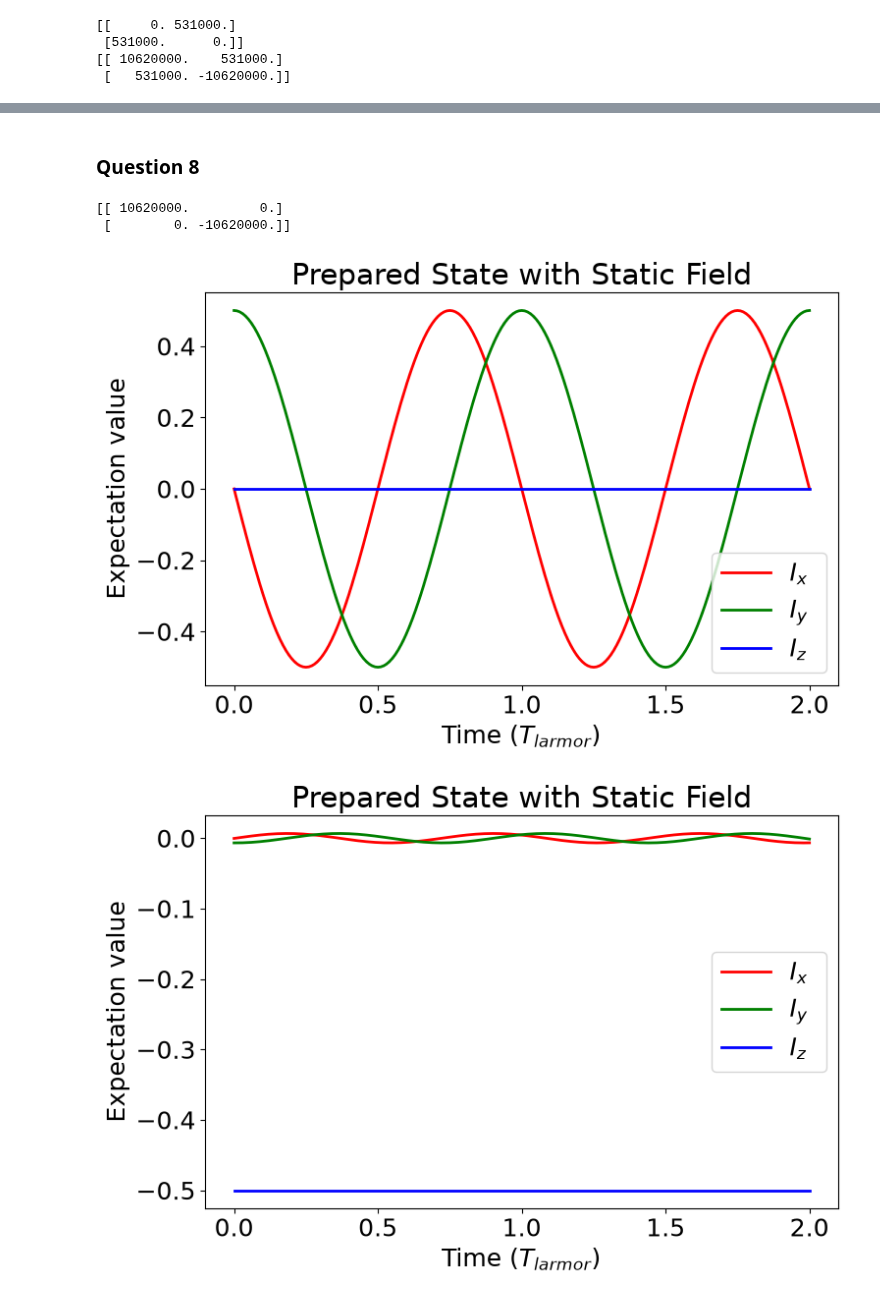
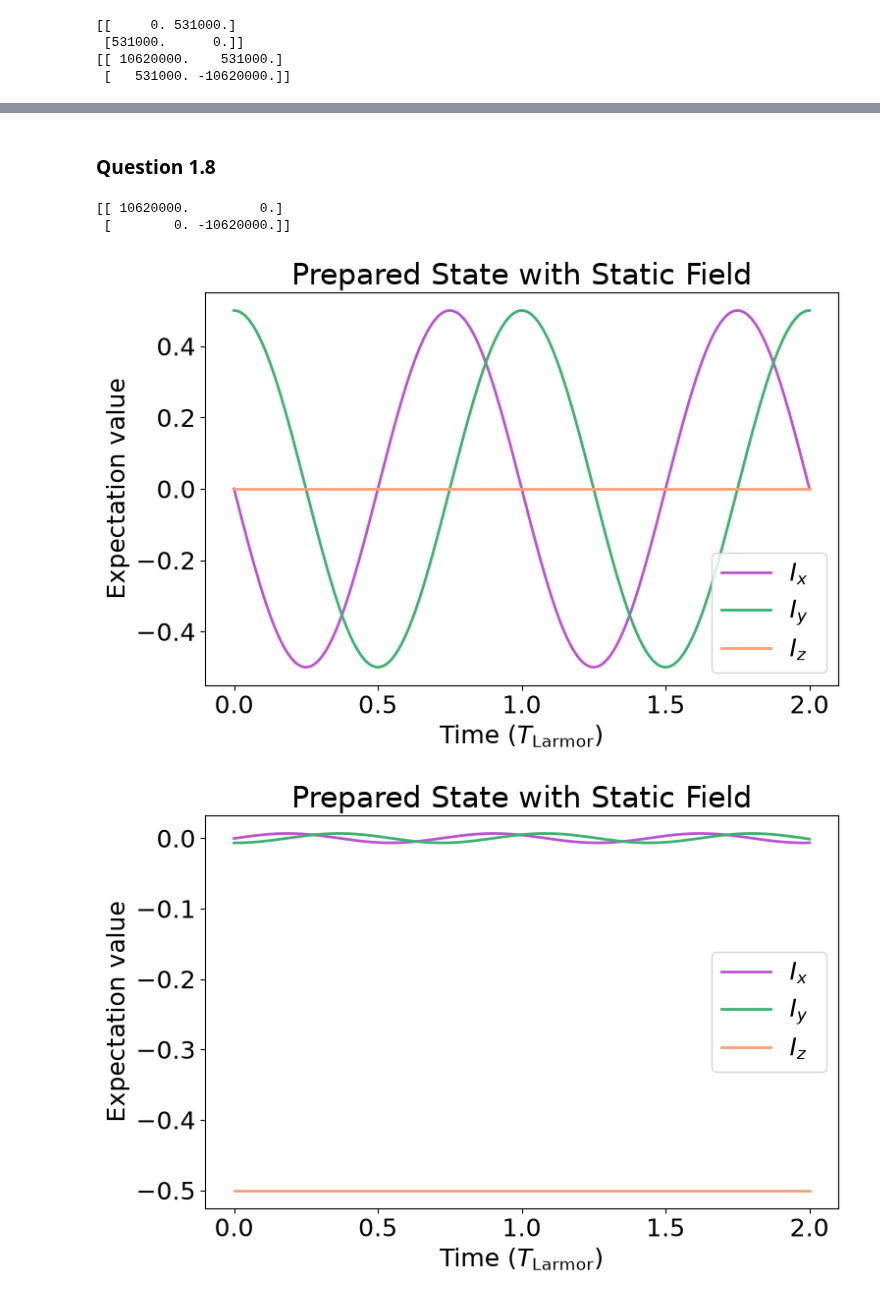
Before and after one commit to mvx-dev/notes, a Jupyter notebook: study/ELEC3705/assignment/code/src/code/assignment.ipynb, the cells around one changed output, grey strips where cells are left out. Cells and saved outputs as stored; diff of their text form; code cells hidden in the pictures.

```diff
--- a/study/ELEC3705/assignment/code/src/code/assignment.ipynb
+++ b/study/ELEC3705/assignment/code/src/code/assignment.ipynb
@@ -19,6 +19,10 @@ try:
     os.mkdir(OUT_DIR)
 except:
     pass
+
+colour1 = "mediumorchid"
+colour2 = "mediumseagreen"
+colour3 = "lightsalmon"
 
 # constants
 gamma_n = 42.48e6 # Hz
@@ -161,10 +165,10 @@ states = np.tile(d_ket, (ncols, 1))  # set one spin per pixel
 expect = np.real(np.einsum("...i,ij,...j->...", states.conj(), I_z, states))
 
 fig, ax = plt.subplots()
-ax.plot(c, expect)
+ax.plot(c, expect, color=colour1)
 
 ax.set_title("Prepared State Expectation")
-ax.set_xlabel("Column Number")
+ax.set_xlabel(r"Column Index ($c$)")
 ax.set_ylabel(r"Expectation Value $\langle I_z \rangle$")
 ax.set_ylim(-1, 1) # view the entire range of expectation values
 fig.tight_layout()
@@ -192,14 +196,15 @@ for col in cols:
     fig = plt.figure()
     ax = fig.add_subplot()
     label_col = f"{col - ncols // 2:03}"
-    ax.plot(t / T_rabi, Ix_exp, label=r"$I_x$ ", color="red")
-    ax.plot(t / T_rabi, Iy_exp, label=r"$I_y$ ", color="green")
-    ax.plot(t / T_rabi, Iz_exp, label=r"$I_z$ ", color="blue")
+    ax.plot(t / T_rabi, Ix_exp, label=r"$I_x$ ", color=colour1)
+    ax.plot(t / T_rabi, Iy_exp, label=r"$I_y$ ", color=colour2)
+    ax.plot(t / T_rabi, Iz_exp, label=r"$I_z$ ", color=colour3)
 
     ax.set_title(f"Rabi Oscillation in Static Field (col {col})")
-    ax.set_xlabel(r"Time ($T_{rabi}$)")
+    ax.set_xlabel(r"Time ($T_{\mathrm{Rabi}}$)")
     ax.set_ylabel(r"Expectation value")
     ax.legend()
+    #ax.legend(loc="center right", framealpha=0.9)
 
     fig.tight_layout()
     fig.savefig(f"{OUT_DIR}/single-spin-rabi-{label_col}.png")
@@ -223,11 +228,11 @@ Iy_exp = np.real(np.einsum("ci,ij,cj->c", psi_pi2.conj(), I_y, psi_pi2))
 Iz_exp = np.real(np.einsum("ci,ij,cj->c", psi_pi2.conj(), I_z, psi_pi2))
 
 fig, ax = plt.subplots()
-ax.plot(c, Ix_exp, color="red", linewidth=2, label=r"$\langle I_x\rangle$")
-ax.plot(c, Iy_exp, color="green", linewidth=2, label=r"$\langle I_y\rangle$")
-ax.plot(c, Iz_exp, color="blue", linewidth=2, label=r"$\langle I_z\rangle$")
+ax.plot(c, Ix_exp, color=colour1, linewidth=2, label=r"$\langle I_x\rangle$")
+ax.plot(c, Iy_exp, color=colour2, linewidth=2, label=r"$\langle I_y\rangle$")
+ax.plot(c, Iz_exp, color=colour3, linewidth=2, label=r"$\langle I_z\rangle$")
 ax.set_title("Short Pulse Expectation Values")
-ax.set_xlabel("Column Index")
+ax.set_xlabel(r"Column Index ($c$)")
 ax.set_ylabel("Expectation Value")
 ax.set_ylim(-1,1)
 ax.legend()
@@ -241,38 +246,38 @@ Pulse Duration: 2.3540489642184557e-07s, 0.23540489642184556us
 # %% [markdown]
-### Question 8
+### Question 1.8
 # %%
 T_larmor = 1 / (gamma_n * 0.5)
 t = np.linspace(0, 2 * T_larmor, 201)
 
 cols = [ncols // 2, ncols // 2 + 10, ncols - 1]
 
 print(hamiltonian[cols[0]])
 
 for col in cols:
     psi = np.array(
         [expm(-1j * 2 * np.pi * hamiltonian[col] * tk) @ psi_pi2[col] for tk in t]
     )
 
     Ix_exp = np.real(np.einsum("...i,ij,...j->...", psi.conj(), I_x, psi))
     Iy_exp = np.real(np.einsum("...i,ij,...j->...", psi.conj(), I_y, psi))
     Iz_exp = np.real(np.einsum("...i,ij,...j->...", psi.conj(), I_z, psi))
 
     fig = plt.figure()
     ax = fig.add_subplot()
     label_col = f"{col - ncols // 2:03}"
-    ax.plot(t / T_larmor, Ix_exp, label=r"$I_x$ ", color="red")
-    ax.plot(t / T_larmor, Iy_exp, label=r"$I_y$ ", color="green")
-    ax.plot(t / T_larmor, Iz_exp, label=r"$I_z$ ", color="blue")
+    ax.plot(t / T_larmor, Ix_exp, label=r"$I_x$ ", color=colour1)
+    ax.plot(t / T_larmor, Iy_exp, label=r"$I_y$ ", color=colour2)
+    ax.plot(t / T_larmor, Iz_exp, label=r"$I_z$ ", color=colour3)
 
     # No Y limit so oscillations are more visible
     ax.set_title(f"Prepared State with Static Field")
-    ax.set_xlabel(r"Time ($T_{larmor}$)")
+    ax.set_xlabel(r"Time ($T_{\mathrm{Larmor}}$)")
     ax.set_ylabel(r"Expectation value")
     ax.legend()
     fig.tight_layout()
     fig.savefig(f"{OUT_DIR}/single-spin-larmor-{label_col}.png")
 # %% [output]
 [[ 10620000.         0.]
  [        0. -10620000.]]
-[figure, old version]
+[figure, new version]
-[figure, old version]
+[figure, new version]
```
Also changed, not shown: parts of 14 cells of this notebook, 12 other files.
